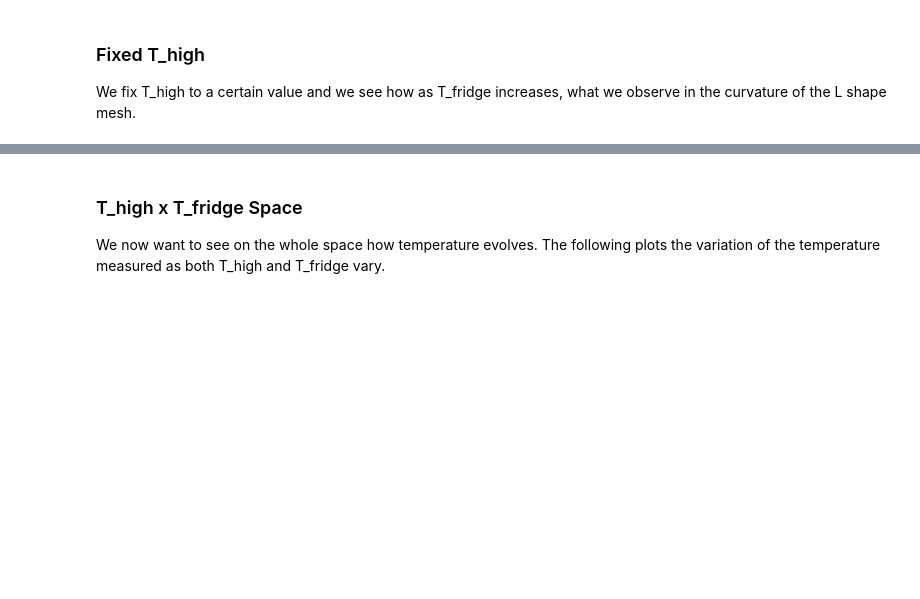
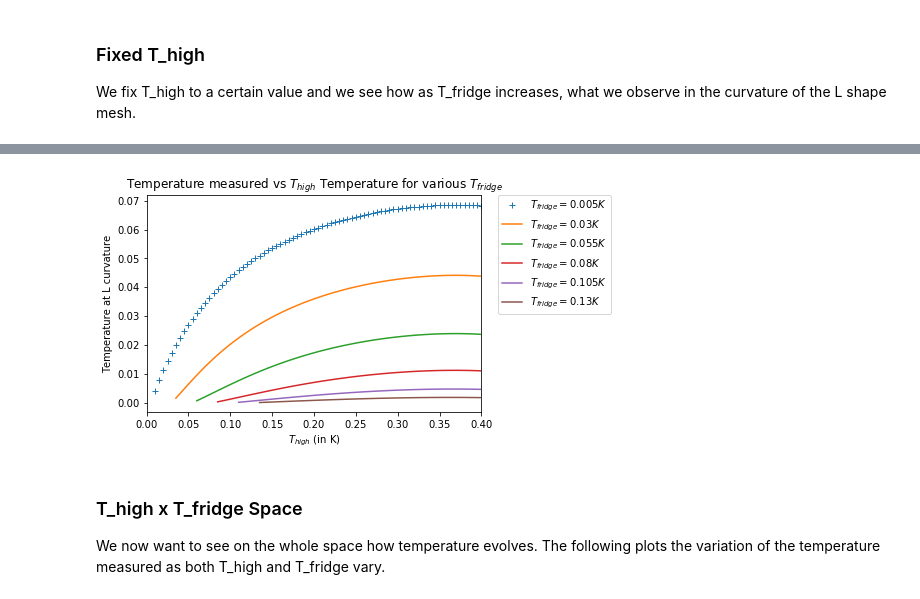
Before and after one commit to paulthulstrup/moose, a Jupyter notebook: modules/thermopower_diffusion/thermopower_analysis.ipynb, the cells around one changed output, grey strips where cells are left out. Saved outputs shown, nothing was run; the diff lists cells and outputs as text; code cells hidden in the pictures; blank space fills up the shorter version.

```diff
--- a/modules/thermopower_diffusion/thermopower_analysis.ipynb
+++ b/modules/thermopower_diffusion/thermopower_analysis.ipynb
@@ -49,3 +51,82 @@ plt.show()
+# %%
+index1 = 0
+T_fridge_val1 = T_fridge[index1]
+
+index2 = 5
+T_fridge_val2 = T_fridge[index2]
+
+index3 = 10
+T_fridge_val3 = T_fridge[index3]
+
+index4 = 15
+T_fridge_val4 = T_fridge[index4]
+
+index5 = 20
+T_fridge_val5 = T_fridge[index5]
+
+index6 = 25
+T_fridge_val6 = T_fridge[index6]
+
+x1 = []
+y1 = []
+x2 = []
+y2 = []
+x3 = []
+y3 = []
+x4 = []
+y4 = []
+x5 = []
+y5 = []
+x6 = []
+y6 = []
+
+
+for i in range(len(data)):
+    T_meas = data[i]
+    for j in range(len(T_meas)):
+        if T_meas[j] > 0 and T_fridge[j] == T_fridge_val1:
+            x1.append(T_hot[i])
+            y1.append(T_meas[j]-T_fridge[j])
+        elif T_meas[j] > 0 and T_fridge[j] == T_fridge_val2:
+            x2.append(T_hot[i])
+            y2.append(T_meas[j]-T_fridge[j])
+        elif T_meas[j] > 0 and T_fridge[j] == T_fridge_val3:
+            x3.append(T_hot[i])
+            y3.append(T_meas[j]-T_fridge[j])
+        elif T_meas[j] > 0 and T_fridge[j] == T_fridge_val4:
+            x4.append(T_hot[i])
+            y4.append(T_meas[j]-T_fridge[j])
+        elif T_meas[j] > 0 and T_fridge[j] == T_fridge_val5:
+            x5.append(T_hot[i])
+            y5.append(T_meas[j]-T_fridge[j])
+        elif T_meas[j] > 0 and T_fridge[j] == T_fridge_val6:
+            x6.append(T_hot[i])
+            y6.append(T_meas[j]-T_fridge[j])
+
+
+label1 = "$T_{fridge} = " + str(T_fridge_val1) + "K$"
+label2 = "$T_{fridge} = " + str(T_fridge_val2) + "K$"
+label3 = "$T_{fridge} = " + str(T_fridge_val3) + "K$"
+label4 = "$T_{fridge} = " + str(T_fridge_val4) + "K$"
+label5 = "$T_{fridge} = " + str(T_fridge_val5) + "K$"
+label6 = "$T_{fridge} = " + str(T_fridge_val6) + "K$"
+
+plt.plot(x1, y1, "+", label=label1)
+plt.plot(x2, y2, label=label2)
+plt.plot(x3, y3, label=label3)
+plt.plot(x4, y4, label=label4)
+plt.plot(x5, y5, label=label5)
+plt.plot(x6, y6, label=label6)
+
+plt.xlabel("$T_{high}$ (in K)")
+plt.ylabel("Temperature at L curvature")
+title = "Temperature measured vs $T_{high}$ Temperature for various $T_{fridge}$"
+plt.legend(bbox_to_anchor=(1.05, 1),loc=2, borderaxespad=0.)
+plt.xlim(0,0.4)
+plt.title(title)
+plt.show()
+# %% [output]
+[figure, added]
 # %% [markdown]
 ### T_high x T_fridge Space
 
```
Also changed, not shown: parts of 8 cells of this notebook, 6 other files.
